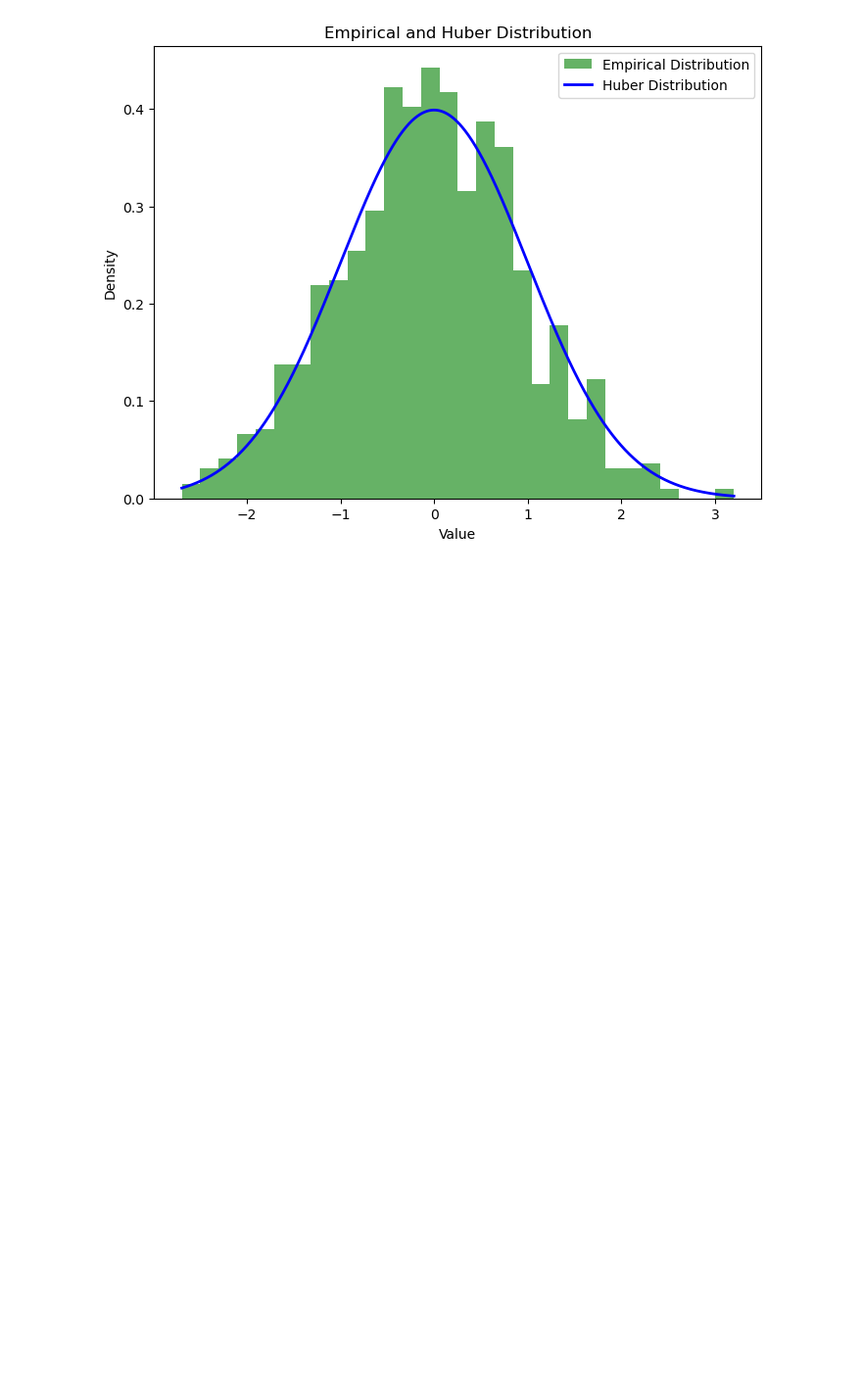
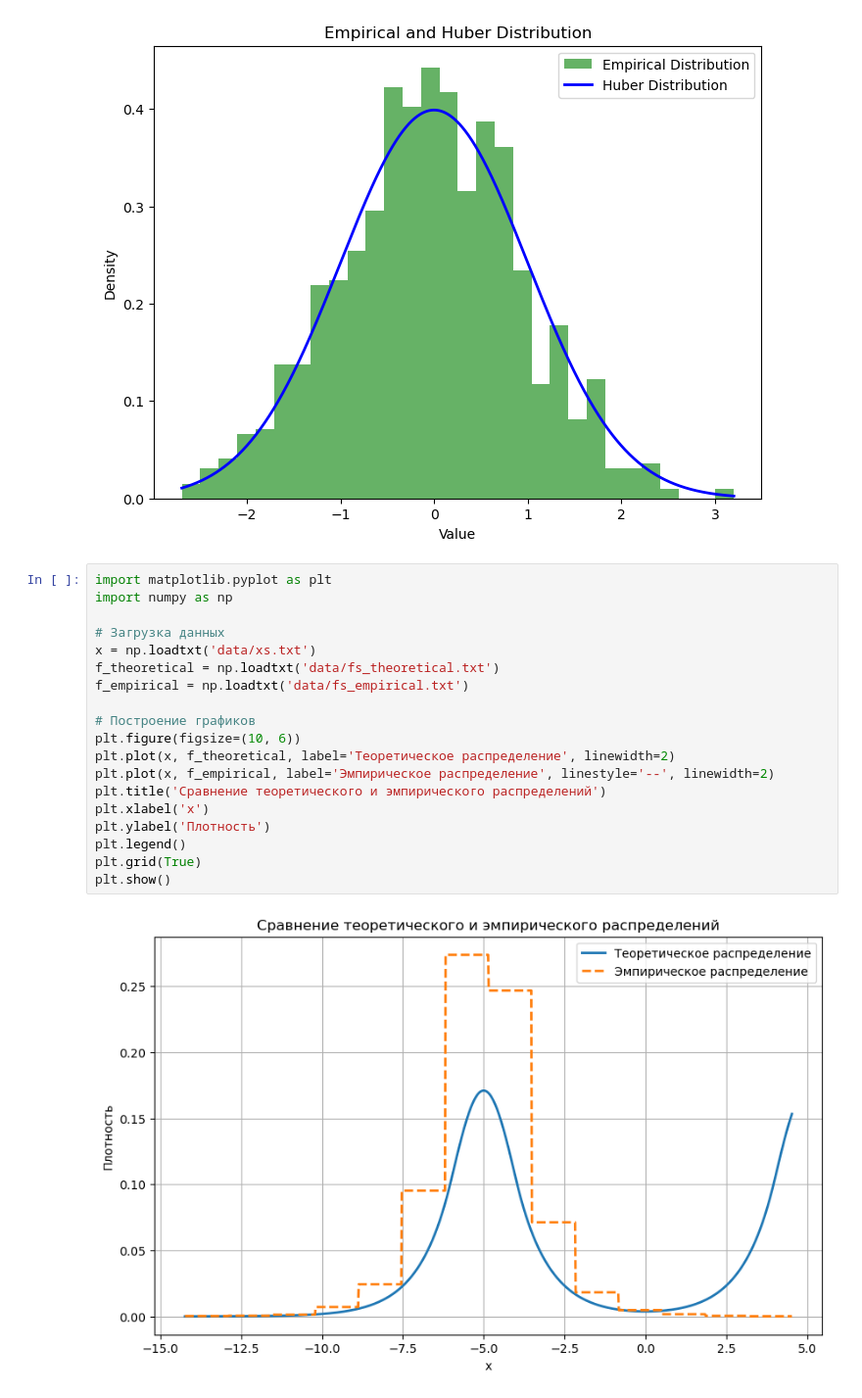
Before and after one commit to OEIRU/OOP_labs_for_L, a Jupyter notebook: lab1/Untitled.ipynb, the cells around one changed output. Shown: that part at 98% size. Drawn from its saved outputs; the diff is of its cells as text; blank space fills up the shorter version.

```diff
--- a/lab1/Untitled.ipynb
+++ b/lab1/Untitled.ipynb
@@ -281,3 +273,24 @@ plt.legend()
 plt.show()
 # %% [output]
 [figure]
+# %%
+import matplotlib.pyplot as plt
+import numpy as np
+
+# Загрузка данных
+x = np.loadtxt('data/xs.txt')
+f_theoretical = np.loadtxt('data/fs_theoretical.txt')
+f_empirical = np.loadtxt('data/fs_empirical.txt')
+
+# Построение графиков
+plt.figure(figsize=(10, 6))
+plt.plot(x, f_theoretical, label='Теоретическое распределение', linewidth=2)
+plt.plot(x, f_empirical, label='Эмпирическое распределение', linestyle='--', linewidth=2)
+plt.title('Сравнение теоретического и эмпирического распределений')
+plt.xlabel('x')
+plt.ylabel('Плотность')
+plt.legend()
+plt.grid(True)
+plt.show()
+# %% [output]
+[figure, added]
```
Also changed, not shown: parts of 2 cells of this notebook, 14 other files.
